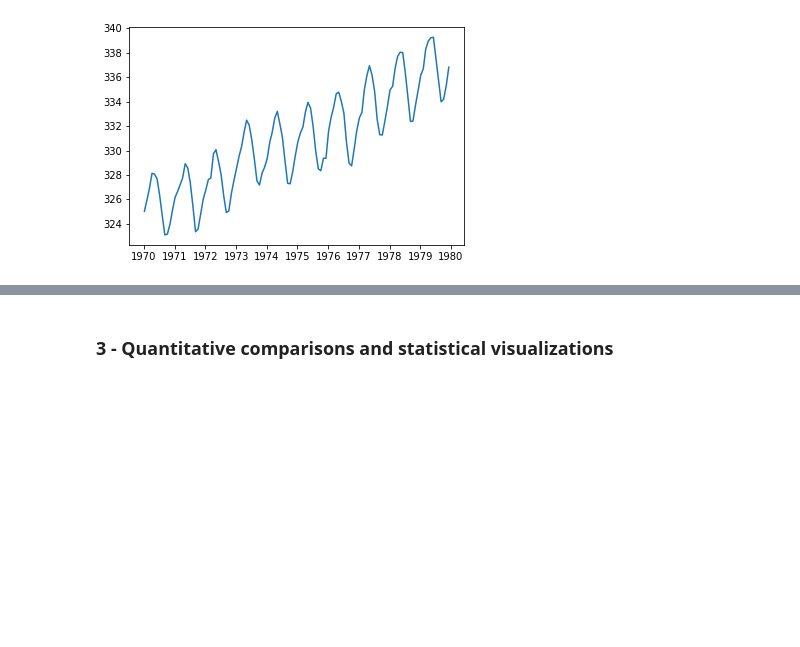
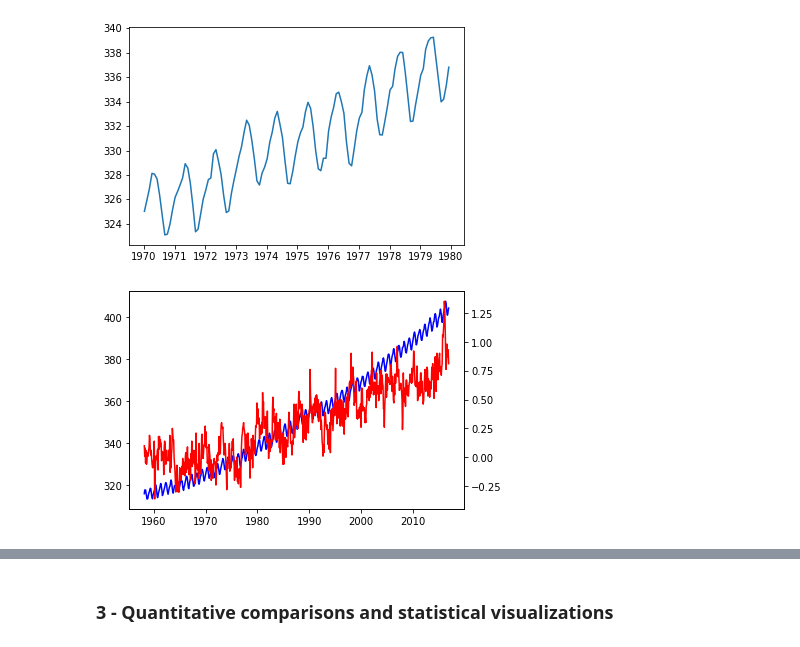
Before and after one commit to UvoChrollo/Pythonista, a Jupyter notebook: Notebook/Data Visualization/Matplotlib Introduction.ipynb, the cells around one changed output, grey strips where cells are left out. Saved outputs shown, nothing was run; the diff lists cells and outputs as text; code cells hidden in the pictures; blank space fills up the shorter version.

```diff
--- a/Notebook/Data Visualization/Matplotlib Introduction.ipynb
+++ b/Notebook/Data Visualization/Matplotlib Introduction.ipynb
@@ -125,3 +125,16 @@ ax.plot(seventies.index, seventies["co2"])
 plt.show()
 # %% [output]
 [figure]
+# %%
+fig, ax = plt.subplots()
+
+ax.plot(climate.index, climate["co2"], color='blue')
+
+# Create a twin Axes that shares the x-axis
+ax2 = ax.twinx()
+
+ax2.plot(climate.index, climate["relative_temp"], color='red')
+
+plt.show()
+# %% [output]
+[figure, added]
```
Also changed, not shown: parts of 14 cells of this notebook.
